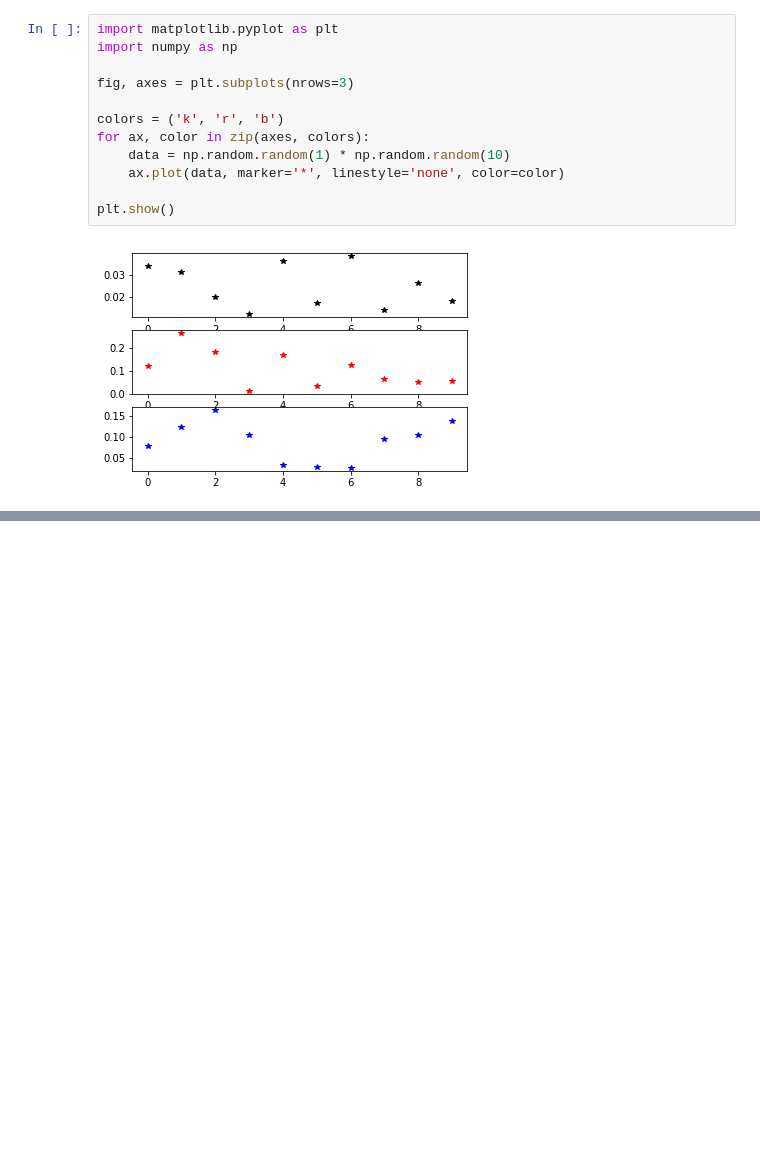
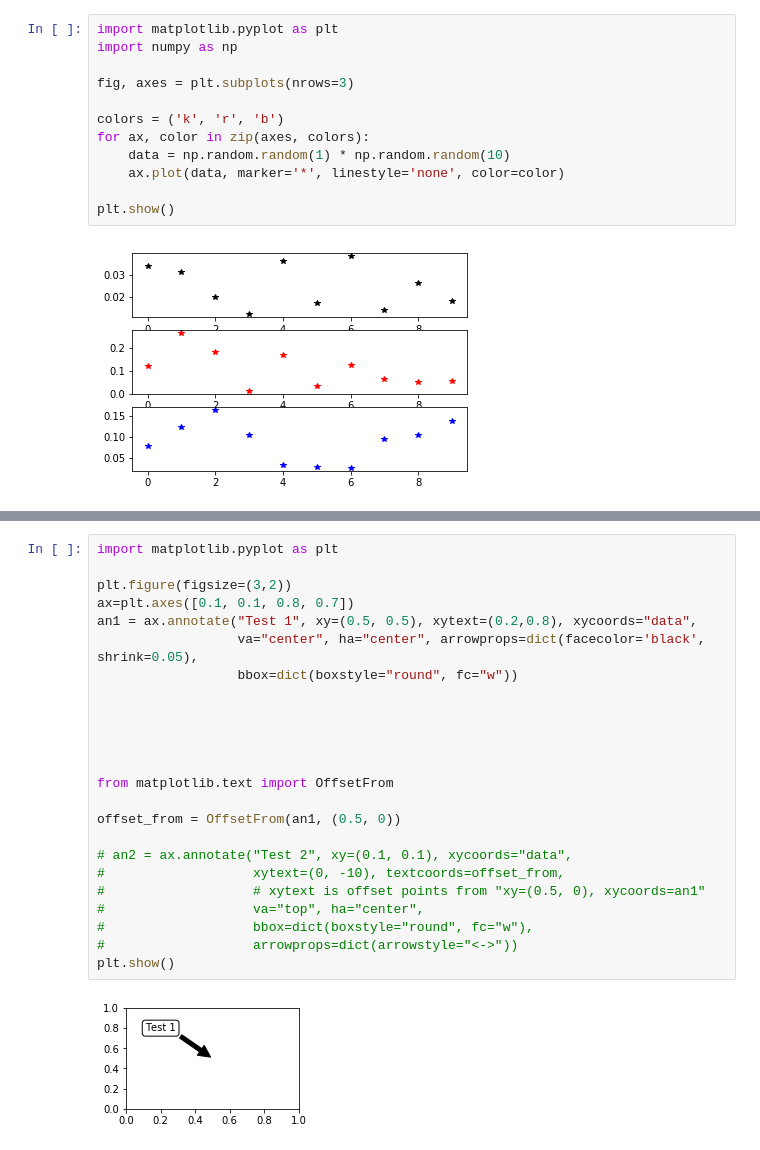
Before and after one commit to yogeshVU/matplotlib_apps, a Jupyter notebook: matplotlib_barchart.ipynb, the cells around one changed output, grey strips where cells are left out. Drawn from its saved outputs; the diff is of its cells as text; blank space fills up the shorter version.

```diff
--- a/matplotlib_barchart.ipynb
+++ b/matplotlib_barchart.ipynb
@@ -138,0 +244,26 @@ plt.show()
+# %%
+import matplotlib.pyplot as plt
+
+plt.figure(figsize=(3,2))
+ax=plt.axes([0.1, 0.1, 0.8, 0.7])
+an1 = ax.annotate("Test 1", xy=(0.5, 0.5), xytext=(0.2,0.8), xycoords="data",
+                  va="center", ha="center", arrowprops=dict(facecolor='black', shrink=0.05),
+                  bbox=dict(boxstyle="round", fc="w"))
+
+
+
+
+
+from matplotlib.text import OffsetFrom
+
+offset_from = OffsetFrom(an1, (0.5, 0))
+
+# an2 = ax.annotate("Test 2", xy=(0.1, 0.1), xycoords="data",
+#                   xytext=(0, -10), textcoords=offset_from,
+#                   # xytext is offset points from "xy=(0.5, 0), xycoords=an1"
+#                   va="top", ha="center",
+#                   bbox=dict(boxstyle="round", fc="w"),
+#                   arrowprops=dict(arrowstyle="<->"))
+plt.show()
+# %% [output]
+[figure, added]
```
Also changed, not shown: parts of 17 cells of this notebook, 1 other file.
